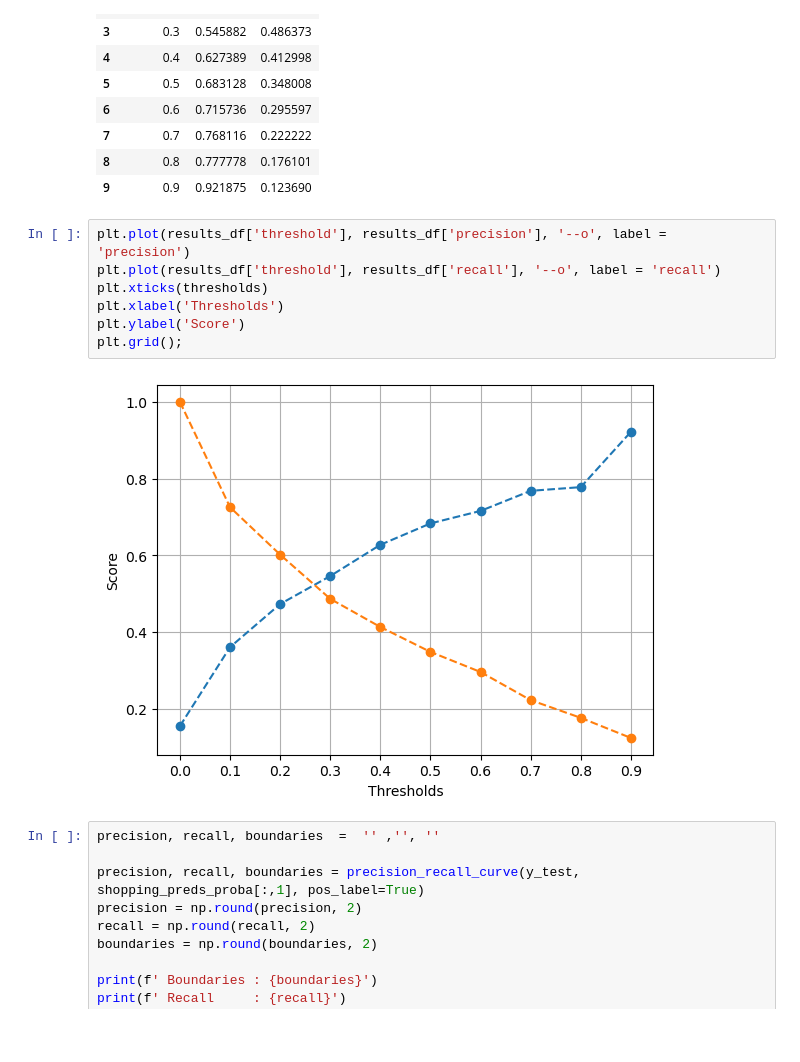
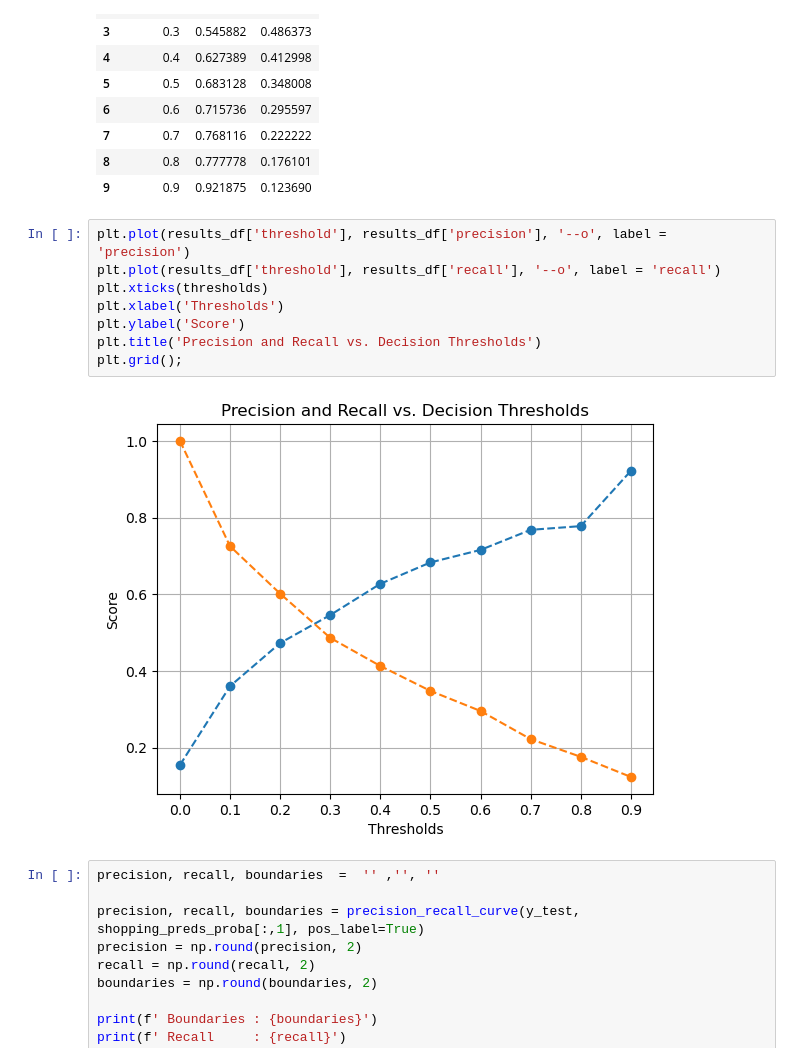
Before and after one commit to er-robins/Online_shoppers_Purchasing_Intentions, a Jupyter notebook: Online_shoppers_purchasing_intentions.ipynb, the cells around one changed output. Drawn from its saved outputs; the diff is of its cells as text; blank space fills up the shorter version.

```diff
--- a/Online_shoppers_purchasing_intentions.ipynb
+++ b/Online_shoppers_purchasing_intentions.ipynb
@@ -228,12 +239,13 @@ results_df
 # %%
 plt.plot(results_df['threshold'], results_df['precision'], '--o', label = 'precision')
 plt.plot(results_df['threshold'], results_df['recall'], '--o', label = 'recall')
 plt.xticks(thresholds)
 plt.xlabel('Thresholds')
 plt.ylabel('Score')
+plt.title('Precision and Recall vs. Decision Thresholds')
 plt.grid();
 # %% [output]
-[figure, old version]
+[figure, new version]
 # %%
 precision, recall, boundaries  =  '' ,'', ''
 
```
Also changed, not shown: parts of 15 cells of this notebook.
